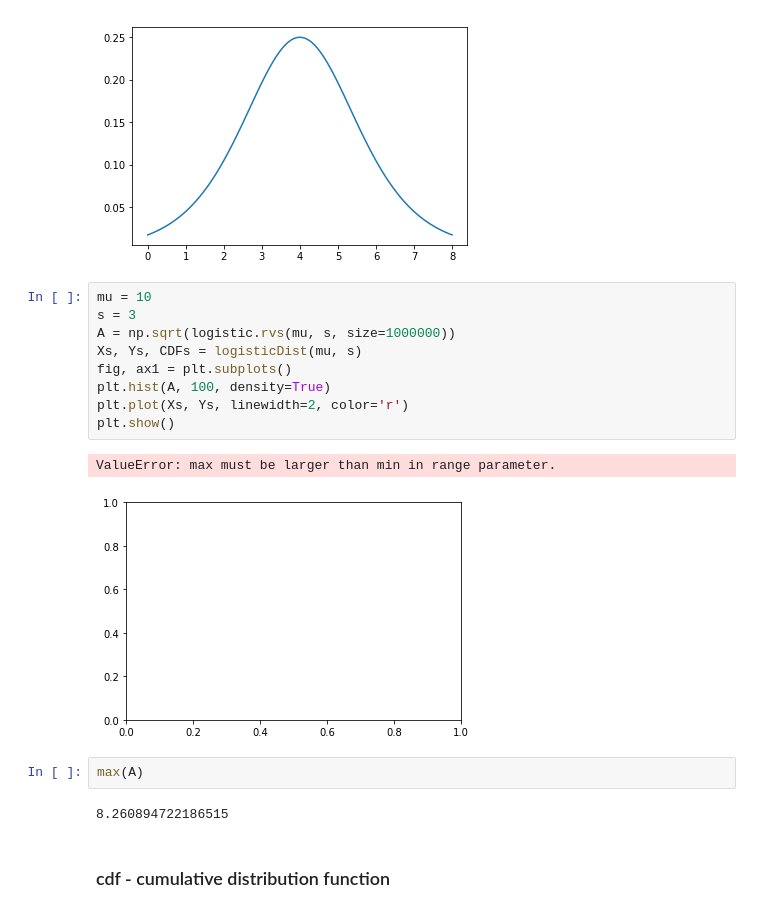
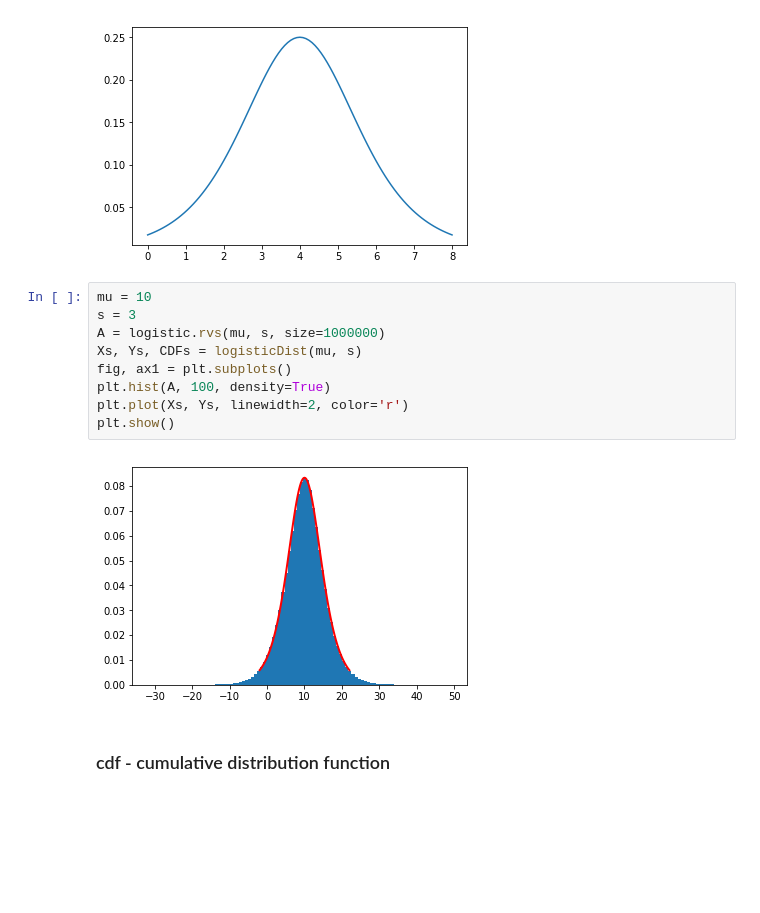
Before and after one commit to ddgerrard/probability_distributions_python, a Jupyter notebook: Logistic Distribution.ipynb, the cells around one changed output. Saved outputs shown, nothing was run; the diff lists cells and outputs as text; blank space fills up the shorter version.

Commit message:
Updated logistic.

```diff
--- a/Logistic Distribution.ipynb
+++ b/Logistic Distribution.ipynb
@@ -84,19 +84,14 @@ plt.show()
 # %%
 mu = 10
 s = 3
-A = np.sqrt(logistic.rvs(mu, s, size=1000000))
+A = logistic.rvs(mu, s, size=1000000)
 Xs, Ys, CDFs = logisticDist(mu, s)
 fig, ax1 = plt.subplots()
 plt.hist(A, 100, density=True)
 plt.plot(Xs, Ys, linewidth=2, color='r')
 plt.show()
 # %% [output]
-ValueError: max must be larger than min in range parameter.
-[figure, old version]
+[figure, new version]
-# %%
-max(A)
-# %% [output]
-8.260894722186515
 # %% [markdown]
 ### cdf - cumulative distribution function
 # %%
```
